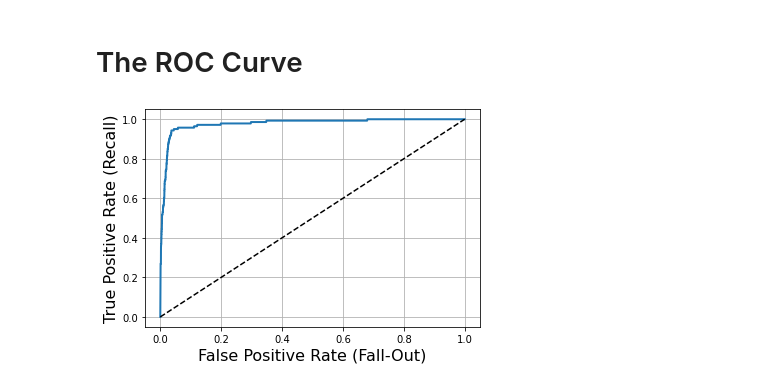
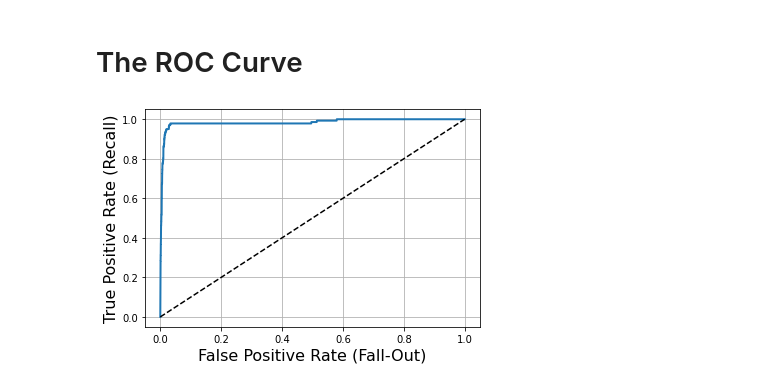
Before and after one commit to Benson516/HandsOnML2_learn, a Jupyter notebook: Error Analysis - Eye Status.ipynb, the cells around one changed output. Cells and saved outputs as stored; diff of their text form; code cells hidden in the pictures.

```diff
--- a/Error Analysis - Eye Status.ipynb
+++ b/Error Analysis - Eye Status.ipynb
@@ -31,7 +31,15 @@ from sklearn.metrics import f1_score
 # data_version = 'S6_result_20211018_114210_alDMS_FLD2_v0.05.6_256x256'
 # data_version = 'S36_result_20211018_111026_alDMS_FLD2_v0.05.6_256x256'
 
-data_version = 'S36_c2x_result_20211019_122743_FLD2_v0.05.6_256x256'
+# data_version = 'S36_c2x_result_20211019_122743_FLD2_v0.05.6_256x256'
+
+# Mono
+# data_version = 'S6_result_20211021_095015_FLD2_mono'
+# data_version = 'S36_result_20211020_182127_FLD2_mono'
+
+
+# LM2_v0.05.7 clockEye
+data_version = 'S36_result_20211021_104006_LM2_v0.05.7_blockEye'
 # %% [markdown]
 Generate the path
 # %%
@@ -304,15 +334,17 @@ from sklearn.metrics import roc_curve
 
 fpr, tpr, thresholds = roc_curve(lebel_close, yv_close)
 # %%
-def plot_roc_curve(fpr, tpr, label=None):
+def plot_roc_curve(fpr, tpr, label=None, save_path=''):
     plt.plot(fpr, tpr, linewidth=2, label=label)
     plt.plot([0, 1], [0, 1], 'k--') # dashed diagonal
     # plt.axis([0, 1, 0, 1])                                    # Not shown in the book
     plt.xlabel('False Positive Rate (Fall-Out)', fontsize=16) # Not shown
     plt.ylabel('True Positive Rate (Recall)', fontsize=16)    # Not shown
     plt.grid(True)                                            # Not shown
+    # Save figure
+    plt.savefig(os.path.join(save_path, 'roc_curve.png') )
 
-plot_roc_curve(fpr, tpr)
-plt.show()
+plot_roc_curve(fpr, tpr, save_path=csv_predict_root)
+# plt.show()
 # %% [output]
-[figure, old version]
+[figure, new version]
```
Also changed, not shown: parts of 16 cells of this notebook.
